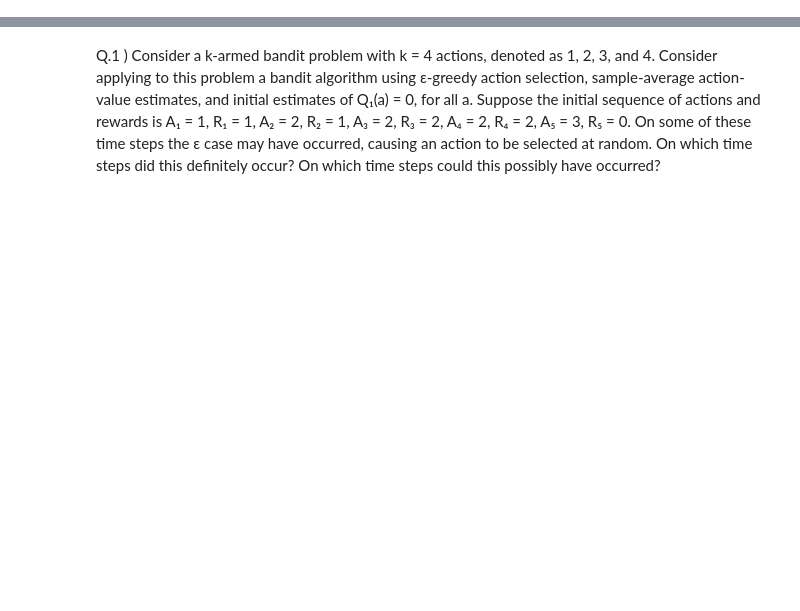
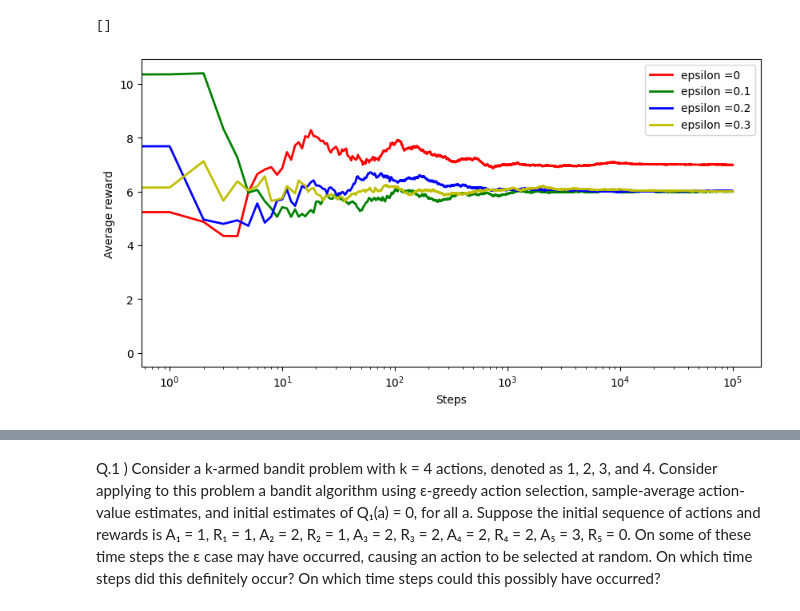
Before and after one commit to prathameshk30/PyTorch-Algo-Intro, a Jupyter notebook: Reinforcement__Learning_intro.ipynb, the cells around one changed output, grey strips where cells are left out. Saved outputs shown, nothing was run; the diff lists cells and outputs as text; code cells hidden in the pictures; blank space fills up the shorter version.

```diff
--- a/Reinforcement__Learning_intro.ipynb
+++ b/Reinforcement__Learning_intro.ipynb
@@ -10,0 +87,19 @@ import matplotlib.pyplot as plt
+# %%
+# Define the totaal steps
+%time
+total_steps=100000
+
+# Define the epsilon
+epsilon_list= np.arange(0,1,0.1)
+
+# Define the dictionary of mean and standard deviation of score (any)
+score_dict={4:2, 5:3, 8:2, 7:4, 6:3}
+
+# Define the empty list to save the mean values
+meanRewardList= []
+
+# run the bandit algorithm to check the value for 1000 steps to see what would be  the most optimial strategy
+for epsilon in range(len(epsilon_list)):
+  bandit_problems=Bandit_problem(score_dict, epsilon=epsilon, total_steps=total_steps)
+  bandit_problems.playGame()
+  meanRewardList.append(bandit_problems.meanReward)
@@ -10,0 +109,14 @@ import matplotlib.pyplot as plt
+# %%
+plt.plot(np.arange(total_steps+1),meanRewardList[0],linewidth=2, color='r', label='epsilon =0')
+plt.plot(np.arange(total_steps+1),meanRewardList[1],linewidth=2, color='g', label='epsilon =0.1')
+plt.plot(np.arange(total_steps+1),meanRewardList[2],linewidth=2, color='b', label='epsilon =0.2')
+plt.plot(np.arange(total_steps+1),meanRewardList[3],linewidth=2, color='y', label='epsilon =0.3')
+plt.xscale("log")
+plt.xlabel('Steps')
+plt.ylabel('Average reward')
+plt.legend()
+plt.rcParams['figure.figsize'] = [10, 5]
+plt.plot()
+# %% [output]
+[]
+[figure, added]
```
Also changed, not shown: parts of 11 cells of this notebook.
